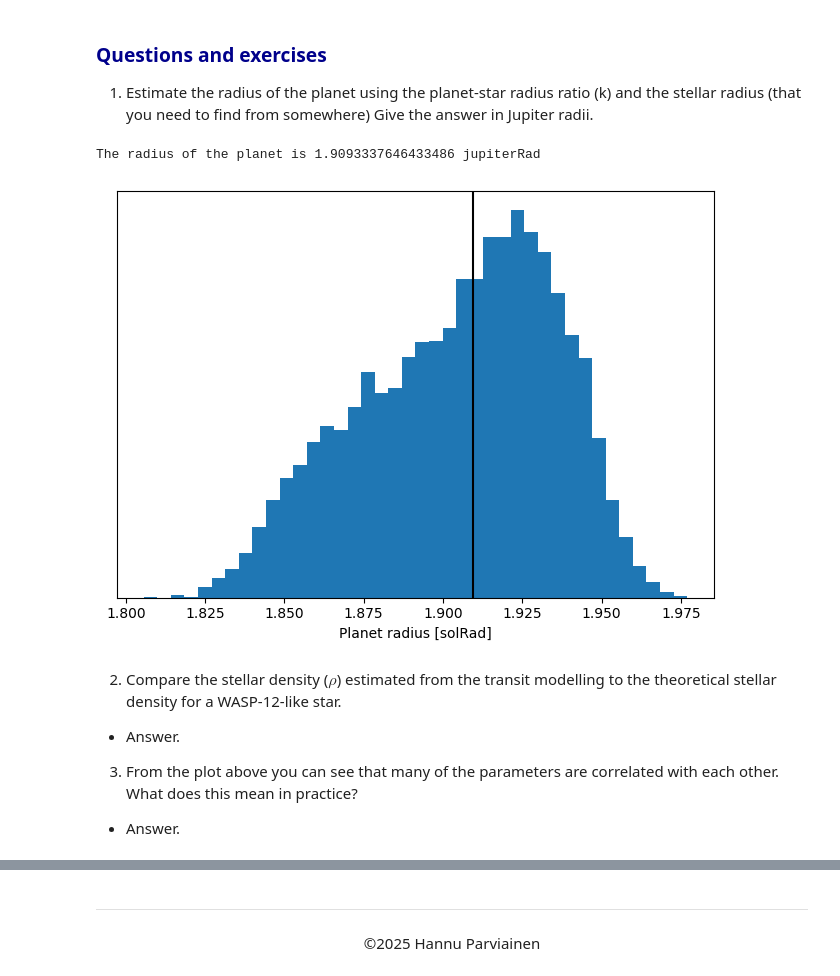
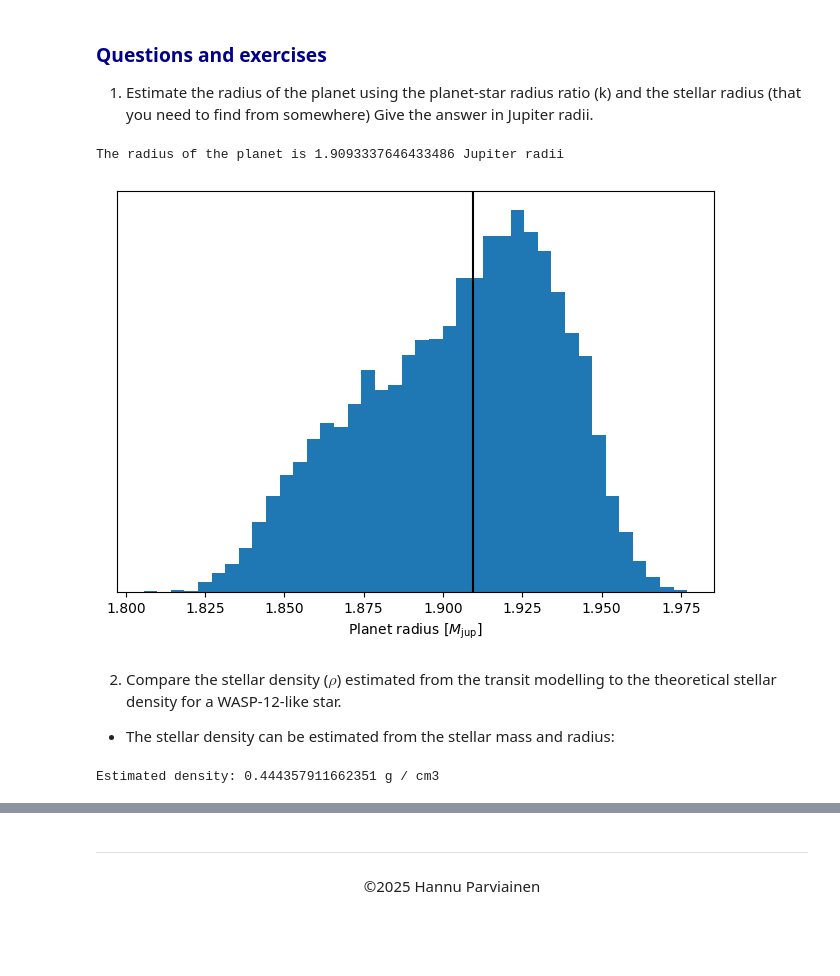
Before and after one commit to aceronf/ull_exoexo_2425, a Jupyter notebook: 02_transit_analysis.ipynb, the cells around one changed output, grey strips where cells are left out. Cells and saved outputs as stored; diff of their text form; code cells hidden in the pictures; blank space fills up the shorter version.

```diff
--- a/02_transit_analysis.ipynb
+++ b/02_transit_analysis.ipynb
@@ -193,28 +193,31 @@ corner(df[ccols].values, labels=ccols);
 # %%
 import numpy as np
 import astropy.units as u
 
 # The radius of WASP-12 is obtained from https://arxiv.org/pdf/1512.00464
 R_wasp12 = 1.657 * u.solRad
 k = np.array(df["k"])
 R_planet = k*R_wasp12
-R_planet.unit
 
 fig, ax = subplots()
 ax.hist(R_planet.to(u.jupiterRad), bins=40)
 ax.axvline(median(R_planet.to(u.jupiterRad).value), c='k')
-setp(ax, xlabel='Planet radius [solRad]', yticks=[])
+setp(ax, xlabel=r'Planet radius [$M_\mathrm{jup}$]', yticks=[])
 fig.tight_layout()
 
-print(f"The radius of the planet is {median(R_planet).to(u.jupiterRad)} ")
+print(f"The radius of the planet is {median(R_planet).to(u.jupiterRad).value} "+"Jupiter radii")
 # %% [output]
-The radius of the planet is 1.9093337646433486 jupiterRad
+The radius of the planet is 1.9093337646433486 Jupiter radii
-[figure, old version]
+[figure, new version]
 # %% [markdown]
 2. Compare the stellar density ($\rho$) estimated from the transit modelling to the theoretical stellar density for a WASP-12-like star.
 
-- Answer.
-
-3. From the plot above you can see that many of the parameters are correlated with each other. What does this mean in practice?
-
-- Answer.
+- The stellar density can be estimated from the stellar mass and radius:
+# %%
+M_wasp12 = 1.434 * u.solMass # Stellar mass
+R_wasp12 = 1.657 * u.solRad # Stellar radius
+
+rho_est = M_wasp12 / (4/3*np.pi*R_wasp12**3)
+print("Estimated density: "+f"{rho_est.to(u.g/u.cm**3)}")
+# %% [output]
+Estimated density: 0.444357911662351 g / cm3
```
Also changed, not shown: parts of 6 cells of this notebook.
